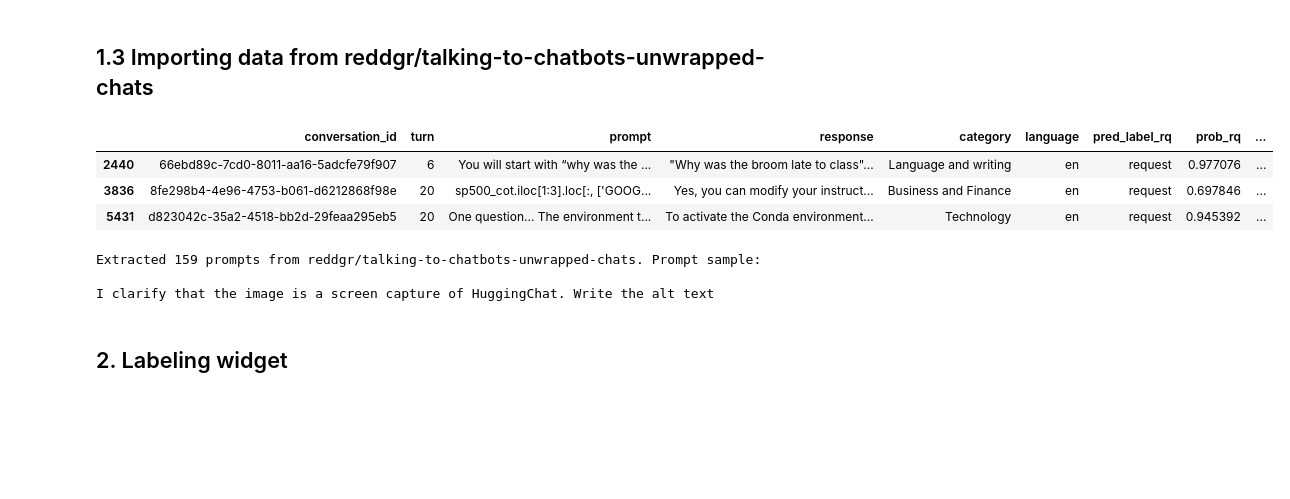
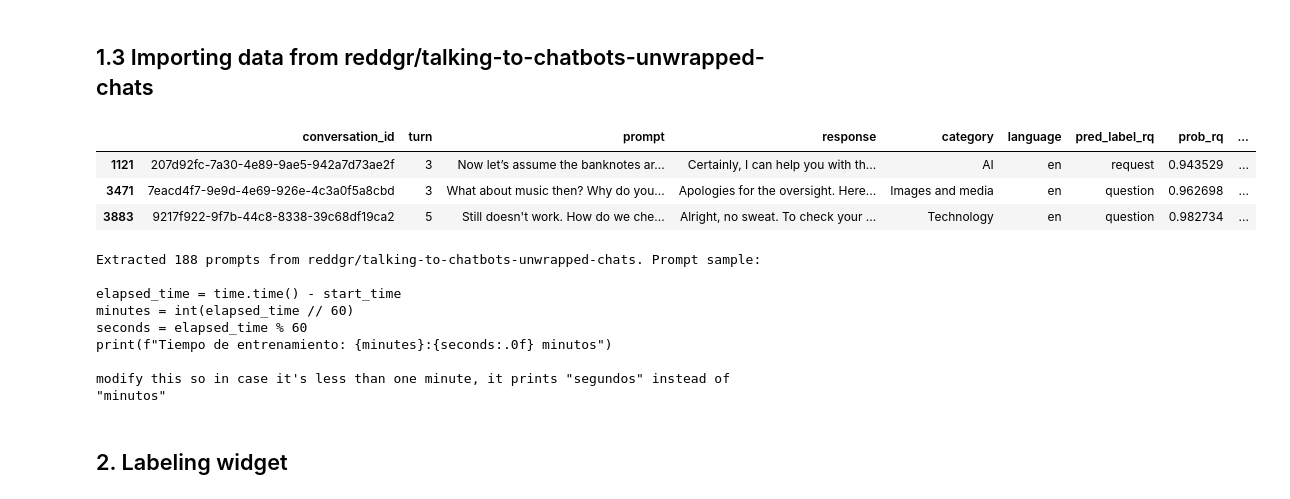
Before and after one commit to reddgr/zero-shot-text-classification, a Jupyter notebook: 01-nli-labeling-notebook.ipynb, the cells around one changed output. Saved outputs shown, nothing was run; the diff lists cells and outputs as text; code cells hidden in the pictures; blank space fills up the shorter version.

```diff
--- a/01-nli-labeling-notebook.ipynb
+++ b/01-nli-labeling-notebook.ipynb
@@ -224,16 +224,16 @@ display(df_prompts.head(3))
 # %%
 N_SAMPLES = 300 # Number of full conversations to extract from the dataset: use a high number if streaming (samples chosen at random only if storing locally)
 MIN_CHAR_LENGTH = 50 # Minimum character length of the prompts to be labeled
-MAX_CHAR_LENGTH = 400 # Maximum character length of the prompts to be labeled
+MAX_CHAR_LENGTH = 600 # Maximum character length of the prompts to be labeled
 unwrapped_dataset_name = "reddgr/talking-to-chatbots-unwrapped-chats"
 unwrapped_dataset = load_dataset(unwrapped_dataset_name, token=hf_token_write)
 ttcb_df = unwrapped_dataset['train'].to_pandas()
 display(ttcb_df.sample(3))
 # %% [output]
 |  | conversation_id | turn | prompt | response | category | language | pred_label_rq | prob_rq | ... |
-| 2440 | 66ebd89c-7cd0-8011-aa16-5adcfe79f907 | 6 | You will start with “why was the ... | "Why was the broom late to class"... | Language and writing | en | request | 0.977076 | ... |
-| 3836 | 8fe298b4-4e96-4753-b061-d6212868f98e | 20 | sp500_cot.iloc[1:3].loc[:, ['GOOG... | Yes, you can modify your instruct... | Business and Finance | en | request | 0.697846 | ... |
-| 5431 | d823042c-35a2-4518-bb2d-29feaa295eb5 | 20 | One question... The environment t... | To activate the Conda environment... | Technology | en | request | 0.945392 | ... |
+| 1121 | 207d92fc-7a30-4e89-9ae5-942a7d73ae2f | 3 | Now let’s assume the banknotes ar... | Certainly, I can help you with th... | AI | en | request | 0.943529 | ... |
+| 3471 | 7eacd4f7-9e9d-4e69-926e-4c3a0f5a8cbd | 3 | What about music then? Why do you... | Apologies for the oversight. Here... | Images and media | en | question | 0.962698 | ... |
+| 3883 | 9217f922-9f7b-44c8-8338-39c68df19ca2 | 5 | Still doesn't work. How do we che... | Alright, no sweat. To check your ... | Technology | en | question | 0.982734 | ... |
 # %%
 df_prompts = ttcb_df[ttcb_df['language'] == 'en'].sample(N_SAMPLES)
 df_prompts = df_prompts[df_prompts['prompt'].str.len().between(MIN_CHAR_LENGTH, MAX_CHAR_LENGTH)]
@@ -241,9 +241,14 @@ print(f"Extracted {len(df_prompts)} prompts from {unwrapped_dataset_name}. Promp
 prompt_sample = df_prompts.sample(1).iloc[0]['prompt']
 print(prompt_sample)
 # %% [output]
-Extracted 159 prompts from reddgr/talking-to-chatbots-unwrapped-chats. Prompt sample:
+Extracted 188 prompts from reddgr/talking-to-chatbots-unwrapped-chats. Prompt sample:
 
-I clarify that the image is a screen capture of HuggingChat. Write the alt text
+elapsed_time = time.time() - start_time
+minutes = int(elapsed_time // 60)
+seconds = elapsed_time % 60
+print(f"Tiempo de entrenamiento: {minutes}:{seconds:.0f} minutos")
+
+modify this so in case it's less than one minute, it prints "segundos" instead of "minutos"
 # %% [markdown]
 ## 2. Labeling widget
 # %% [markdown]
```
Also changed, not shown: parts of 4 cells of this notebook.
